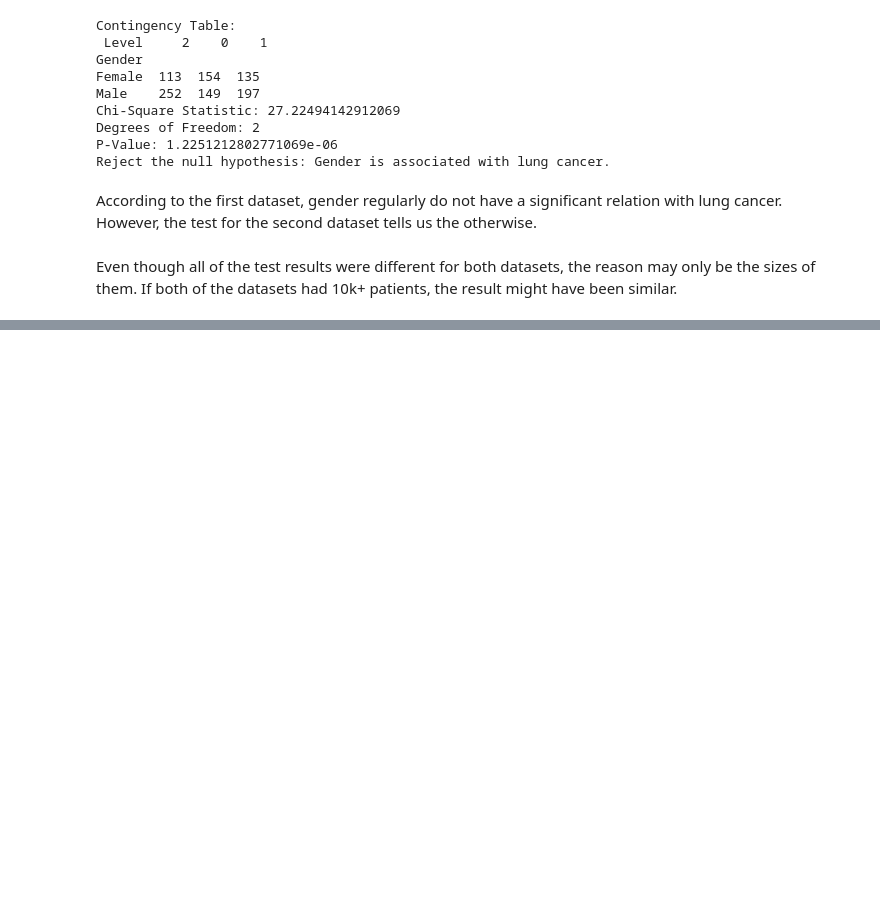
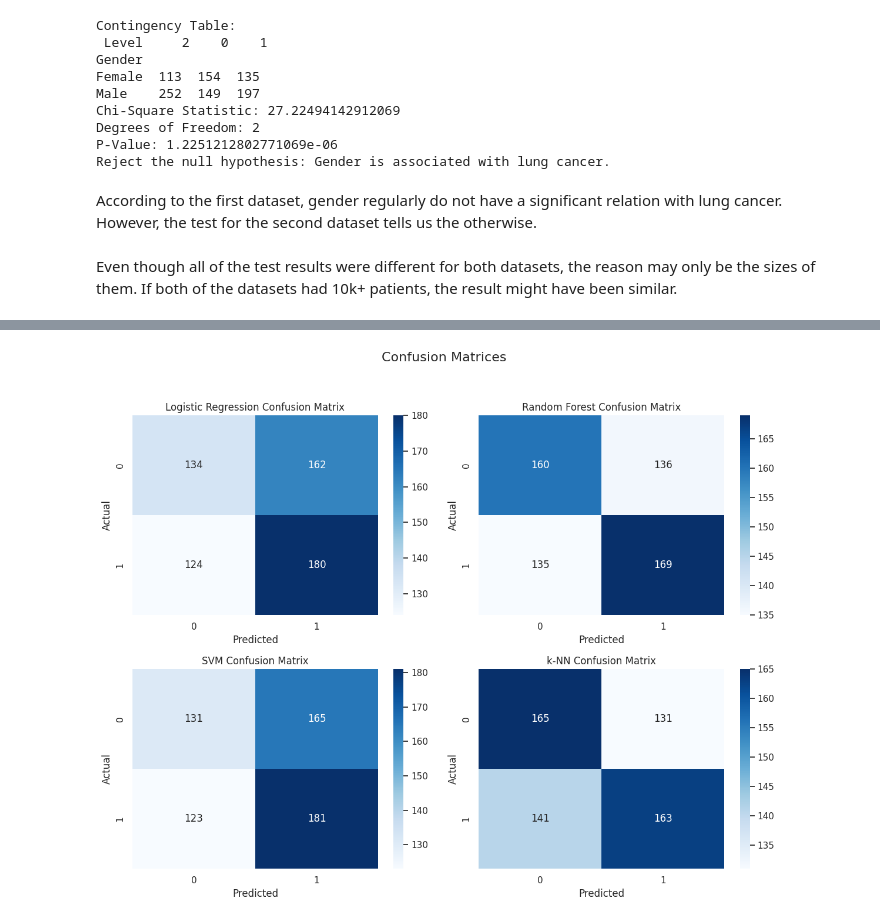
Before and after one commit to cinaryetisen/DSA210-Project, a Jupyter notebook: dsa_project_code.ipynb, the cells around one changed output, grey strips where cells are left out. Saved outputs shown, nothing was run; the diff lists cells and outputs as text; code cells hidden in the pictures; blank space fills up the shorter version.

```diff
--- a/dsa_project_code.ipynb
+++ b/dsa_project_code.ipynb
@@ -649,0 +656,11 @@ Even though all of the test results were different for both datasets, the reason
+# %%
+from sklearn.model_selection import train_test_split
+from sklearn.linear_model import LogisticRegression
+from sklearn.ensemble import RandomForestClassifier
+from sklearn.svm import SVC
+from sklearn.neighbors import KNeighborsClassifier
+from sklearn.metrics import accuracy_score, classification_report, confusion_matrix, roc_curve, auc
+from sklearn.preprocessing import StandardScaler, LabelEncoder
+
+# Set seaborn style
+sns.set(style="whitegrid")
@@ -649,0 +686,10 @@ Even though all of the test results were different for both datasets, the reason
+# %%
+# Replace categorical 'Yes'/'No' and '1'/'2' with 1/0
+df = df.replace({"Yes": 1, "No": 0, "2": 1, "1": 0})
+
+# Split features (X) and target (y)
+X = df.drop("LUNG_CANCER", axis=1)
+y = df["LUNG_CANCER"]
+
+# Check the distribution of the target variable
+print(f"Target distribution:\n{y.value_counts()}")
@@ -649,0 +711,9 @@ Even though all of the test results were different for both datasets, the reason
+# %%
+# Split the data into training and testing sets (80% training, 20% testing)
+X_train, X_test, y_train, y_test = train_test_split(
+    X, y, test_size=0.2, random_state=42, stratify=y
+)
+
+# Check the shape of train/test datasets
+print(f"Training set: {X_train.shape}")
+print(f"Testing set: {X_test.shape}")
@@ -649,0 +792,16 @@ Even though all of the test results were different for both datasets, the reason
+# %%
+# Plot confusion matrices for each model
+fig, axes = plt.subplots(2, 2, figsize=(12, 10))
+axes = axes.flatten()
+
+for idx, name in enumerate(models):
+    sns.heatmap(results[name]["conf_matrix"], annot=True, fmt="d", cmap="Blues", ax=axes[idx])
+    axes[idx].set_title(f"{name} Confusion Matrix")
+    axes[idx].set_xlabel("Predicted")
+    axes[idx].set_ylabel("Actual")
+
+plt.suptitle("Confusion Matrices", fontsize=16)
+plt.tight_layout(rect=[0, 0.03, 1, 0.95])
+plt.show()
+# %% [output]
+[figure, added]
```
Also changed, not shown: parts of 24 cells of this notebook.
